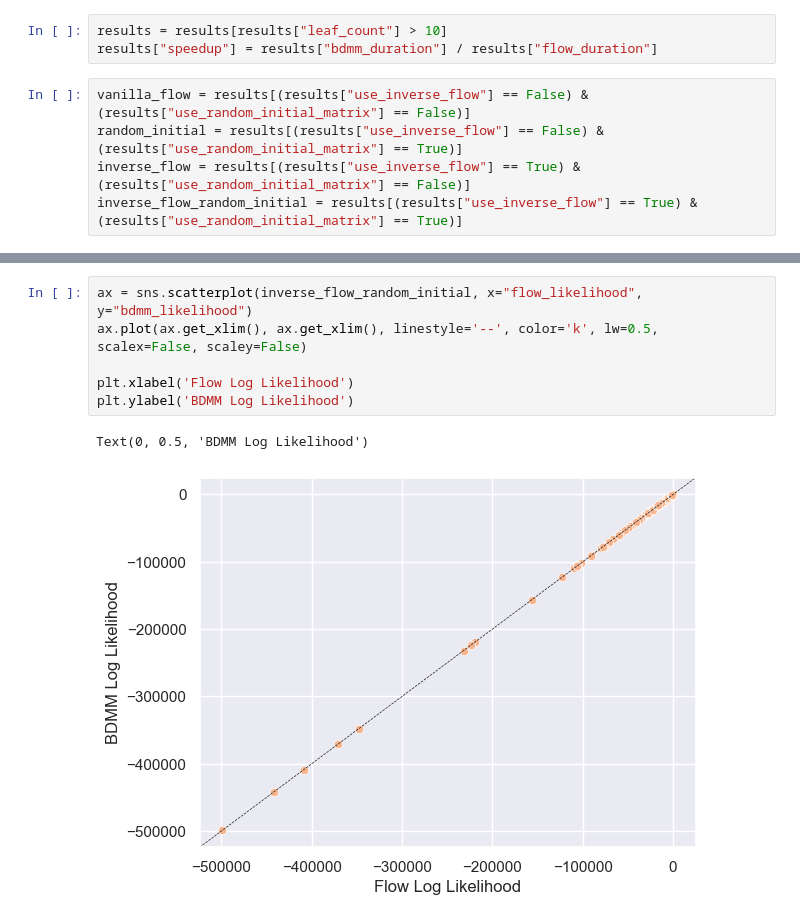
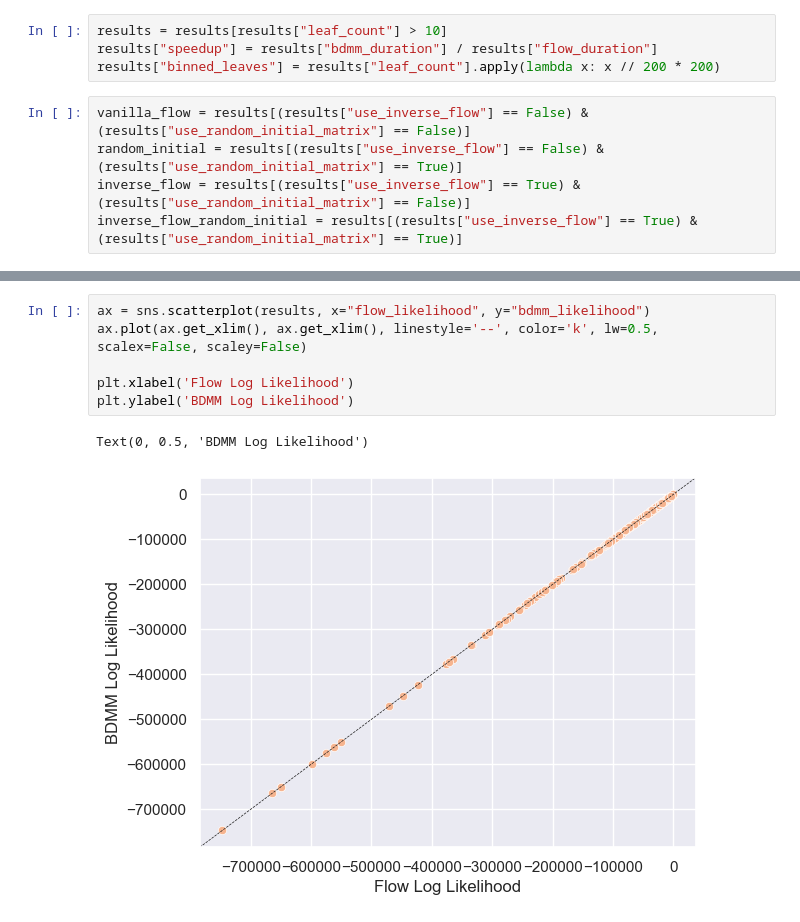
Before and after one commit to tochsner/BDMM-Flow-Supplementary, a Jupyter notebook: synthetic_benchmarks/analysis.ipynb, the cells around one changed output, grey strips where cells are left out. Cells and saved outputs as stored; diff of their text form.

```diff
--- a/synthetic_benchmarks/analysis.ipynb
+++ b/synthetic_benchmarks/analysis.ipynb
@@ -18,6 +18,7 @@ results.head()
 # %%
 results = results[results["leaf_count"] > 10]
 results["speedup"] = results["bdmm_duration"] / results["flow_duration"]
+results["binned_leaves"] = results["leaf_count"].apply(lambda x: x // 200 * 200)
 # %%
 vanilla_flow = results[(results["use_inverse_flow"] == False) & (results["use_random_initial_matrix"] == False)]
 random_initial = results[(results["use_inverse_flow"] == False) & (results["use_random_initial_matrix"] == True)]
@@ -64,9 +65,9 @@ for i in ax.containers:
 # %%
-ax = sns.scatterplot(inverse_flow_random_initial, x="flow_likelihood", y="bdmm_likelihood")
+ax = sns.scatterplot(results, x="flow_likelihood", y="bdmm_likelihood")
 ax.plot(ax.get_xlim(), ax.get_xlim(), linestyle='--', color='k', lw=0.5, scalex=False, scaley=False)
 
 plt.xlabel('Flow Log Likelihood')
 plt.ylabel('BDMM Log Likelihood')
 # %% [output]
 Text(0, 0.5, 'BDMM Log Likelihood')
-[figure, old version]
+[figure, new version]
```
Also changed, not shown: parts of 13 cells of this notebook, 10 other files.
